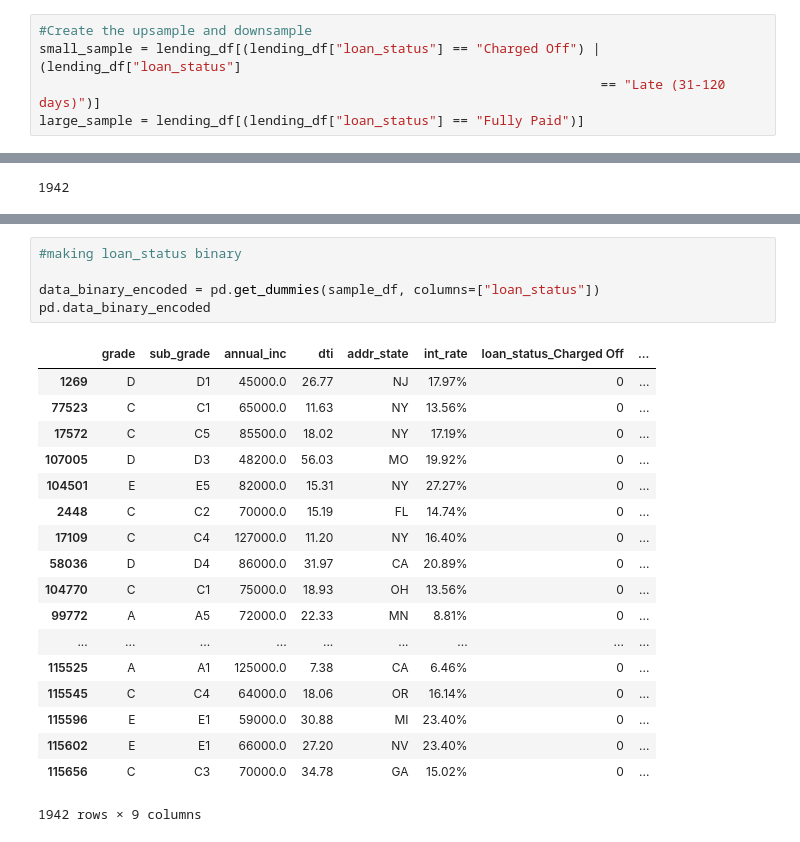
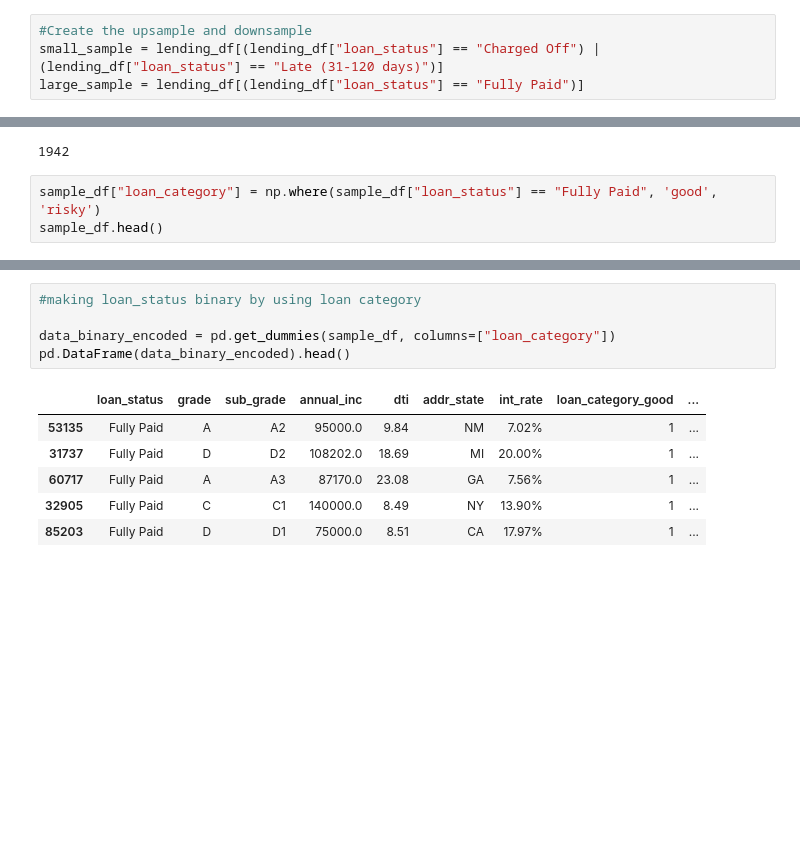
Before and after one commit to kmurakam26/Project-3, a Jupyter notebook: Lending Club.ipynb, the cells around one changed output, grey strips where cells are left out. Drawn from its saved outputs; the diff is of its cells as text; blank space fills up the shorter version.

```diff
--- a/Lending Club.ipynb
+++ b/Lending Club.ipynb
@@ -32,8 +32,7 @@ status
 | Late (31-120 days) | 795 | 795 | 795 | 794 | 795 | 795 |
 # %%
 #Create the upsample and downsample
-small_sample = lending_df[(lending_df["loan_status"] == "Charged Off") | (lending_df["loan_status"]
-                                                                        == "Late (31-120 days)")]
+small_sample = lending_df[(lending_df["loan_status"] == "Charged Off") | (lending_df["loan_status"] == "Late (31-120 days)")]
 large_sample = lending_df[(lending_df["loan_status"] == "Fully Paid")]
 # %%
 small_sample.head()
@@ -55,3 +54,6 @@ sample_df = pd.concat([under, small_sample], axis=0)
 len(sample_df)
 # %% [output]
 1942
+# %%
+sample_df["loan_category"] = np.where(sample_df["loan_status"] == "Fully Paid", 'good', 'risky')
+sample_df.head()
@@ -62,26 +92,14 @@ print(X.shape, y.shape)
 # %% [output]
 (1942, 5) (1942, 1)
 # %%
-#making loan_status binary
+#making loan_status binary by using loan category
 
-data_binary_encoded = pd.get_dummies(sample_df, columns=["loan_status"])
-pd.data_binary_encoded
+data_binary_encoded = pd.get_dummies(sample_df, columns=["loan_category"])
+pd.DataFrame(data_binary_encoded).head()
 # %% [output]
-|  | grade | sub_grade | annual_inc | dti | addr_state | int_rate | loan_status_Charged Off | ... |
-| 1269 | D | D1 | 45000.0 | 26.77 | NJ | 17.97% | 0 | ... |
-| 77523 | C | C1 | 65000.0 | 11.63 | NY | 13.56% | 0 | ... |
-| 17572 | C | C5 | 85500.0 | 18.02 | NY | 17.19% | 0 | ... |
-| 107005 | D | D3 | 48200.0 | 56.03 | MO | 19.92% | 0 | ... |
-| 104501 | E | E5 | 82000.0 | 15.31 | NY | 27.27% | 0 | ... |
-| 2448 | C | C2 | 70000.0 | 15.19 | FL | 14.74% | 0 | ... |
-| 17109 | C | C4 | 127000.0 | 11.20 | NY | 16.40% | 0 | ... |
-| 58036 | D | D4 | 86000.0 | 31.97 | CA | 20.89% | 0 | ... |
-| 104770 | C | C1 | 75000.0 | 18.93 | OH | 13.56% | 0 | ... |
-| 99772 | A | A5 | 72000.0 | 22.33 | MN | 8.81% | 0 | ... |
-| ... | ... | ... | ... | ... | ... | ... | ... | ... |
-| 115525 | A | A1 | 125000.0 | 7.38 | CA | 6.46% | 0 | ... |
-| 115545 | C | C4 | 64000.0 | 18.06 | OR | 16.14% | 0 | ... |
-| 115596 | E | E1 | 59000.0 | 30.88 | MI | 23.40% | 0 | ... |
-| 115602 | E | E1 | 66000.0 | 27.20 | NV | 23.40% | 0 | ... |
-| 115656 | C | C3 | 70000.0 | 34.78 | GA | 15.02% | 0 | ... |
+|  | loan_status | grade | sub_grade | annual_inc | dti | addr_state | int_rate | loan_category_good | ... |
+| 53135 | Fully Paid | A | A2 | 95000.0 | 9.84 | NM | 7.02% | 1 | ... |
+| 31737 | Fully Paid | D | D2 | 108202.0 | 18.69 | MI | 20.00% | 1 | ... |
+| 60717 | Fully Paid | A | A3 | 87170.0 | 23.08 | GA | 7.56% | 1 | ... |
+| 32905 | Fully Paid | C | C1 | 140000.0 | 8.49 | NY | 13.90% | 1 | ... |
+| 85203 | Fully Paid | D | D1 | 75000.0 | 8.51 | CA | 17.97% | 1 | ... |
-1942 rows × 9 columns
```
Also changed, not shown: parts of 6 cells of this notebook.
